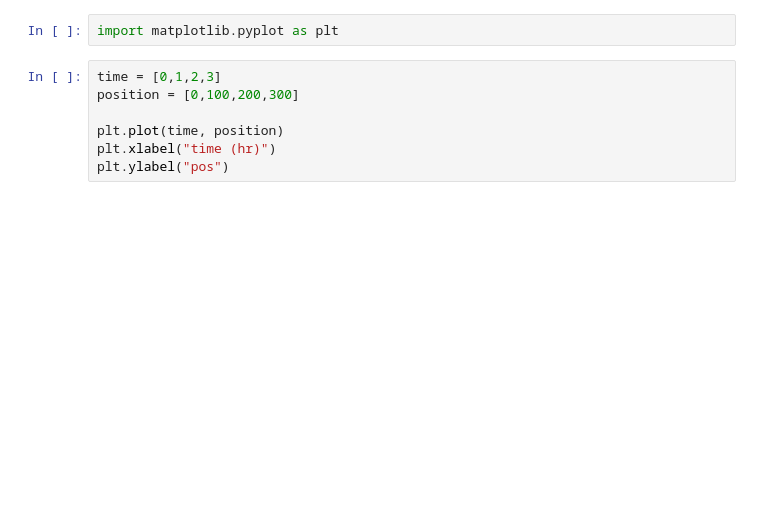
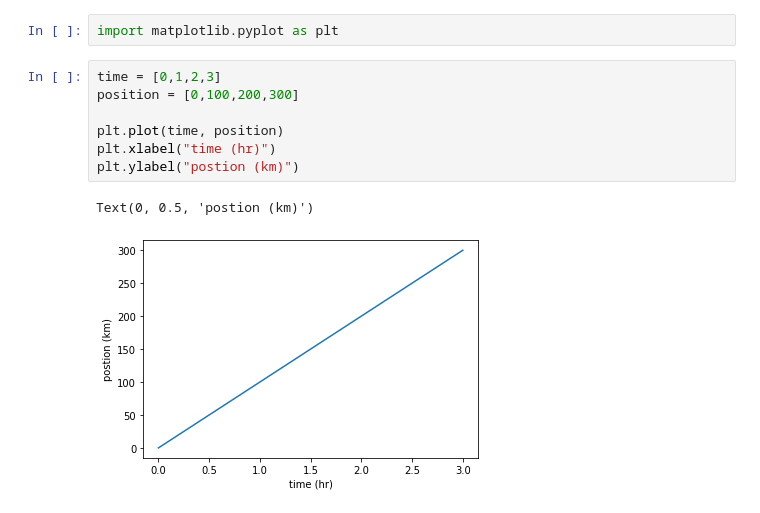
Before and after one commit to tijsbliek/gapminder-09-03-23, a Jupyter notebook: plotting.ipynb, the cells around one changed output. Drawn from its saved outputs; the diff is of its cells as text; blank space fills up the shorter version.

```diff
--- a/plotting.ipynb
+++ b/plotting.ipynb
@@ -14,7 +14,10 @@ import matplotlib.pyplot as plt
 # %%
 time = [0,1,2,3]
 position = [0,100,200,300]
 
 plt.plot(time, position)
 plt.xlabel("time (hr)")
-plt.ylabel("pos")
+plt.ylabel("postion (km)")
+# %% [output]
+Text(0, 0.5, 'postion (km)')
+[figure, added]
```
Also changed, not shown: parts of 2 cells of this notebook.
